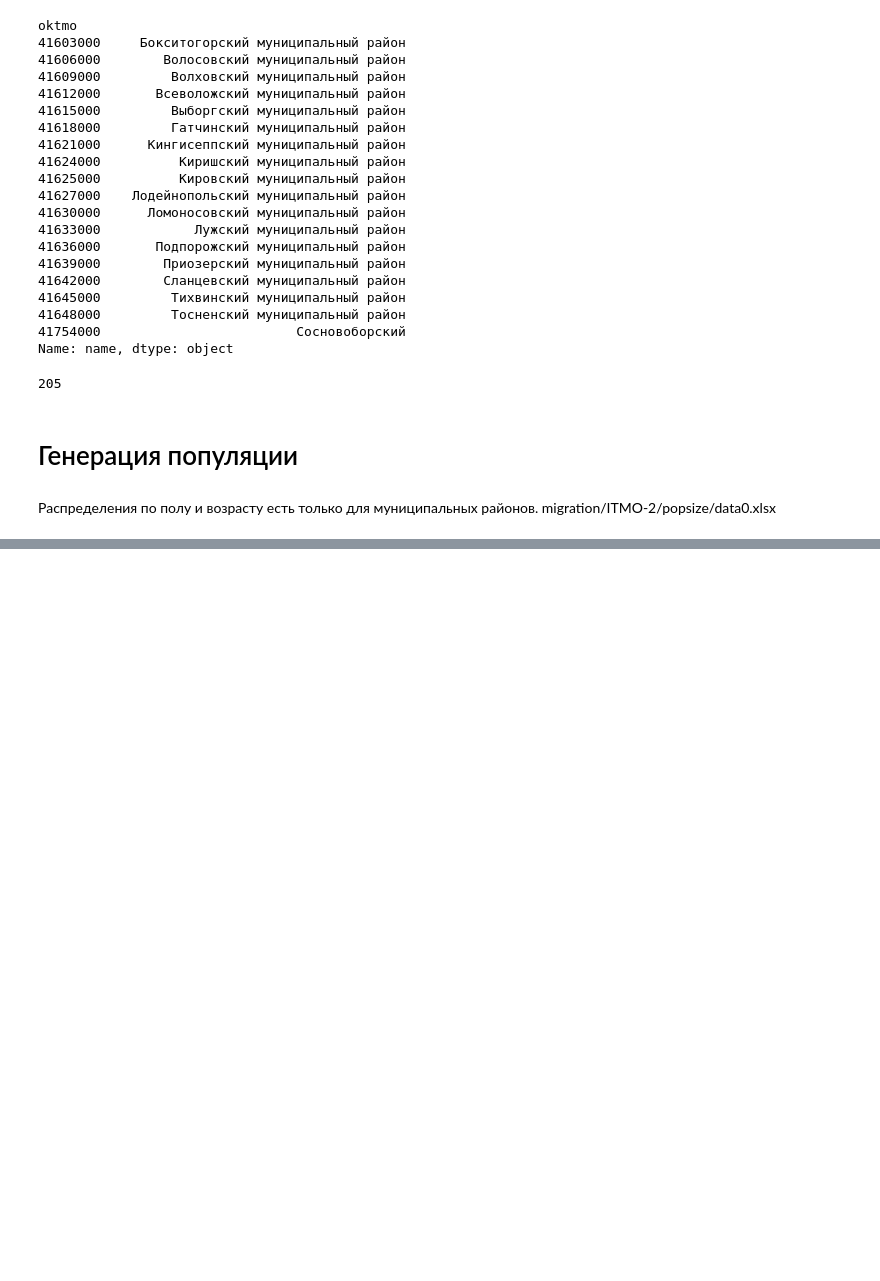
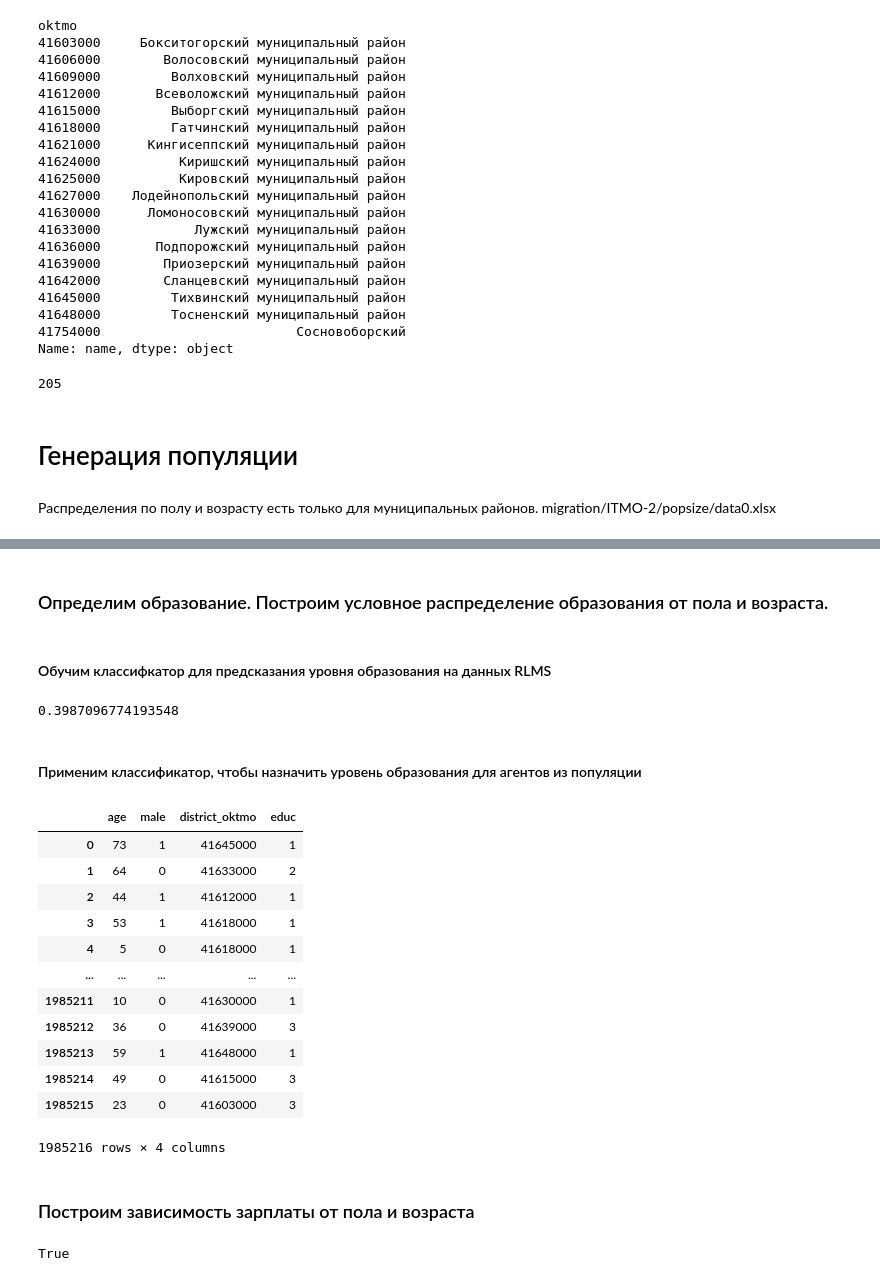
Before and after one commit to SergeyPishchulov/populations, a Jupyter notebook: empty_page/data_preparation.ipynb, the cells around one changed output, grey strips where cells are left out. Drawn from its saved outputs; the diff is of its cells as text; code cells hidden in the pictures; blank space fills up the shorter version.

Commit message:
xgboost for education generation

```diff
--- a/empty_page/data_preparation.ipynb
+++ b/empty_page/data_preparation.ipynb
@@ -297,0 +307,17 @@ DONE
+# %%
+age_sex_population = []
+for district_oktmo, age_sed_distribution_df in gender_age_dist_by_district_oktmo.items():
+    for age_group_str, row in age_sed_distribution_df.iterrows():
+        age_group = AgeGroup.from_str(age_group_str)
+        males_cnt = int(row["male"])
+        females_cnt = int(row["female"])
+        for _ in range(males_cnt):
+            age_sex_population.append(
+                (age_group.get_random_age(), 1, district_oktmo))
+        for _ in range(males_cnt):
+            age_sex_population.append(
+                (age_group.get_random_age(), 0, district_oktmo))
+population = pd.DataFrame(age_sex_population, columns=[
+    "age", "male", "district_oktmo"]).sample(frac=1).reset_index(drop=True)
+
+population
@@ -297,0 +338,43 @@ DONE
+# %% [markdown]
+### Определим образование. Построим условное распределение образования от пола и возраста.
+# %%
+rlms = pd.read_excel("/Users/pishchulov/edu/matobes/НИР/Data_RLMS.xlsx")
+data = rlms[["age", "male", "educ", "lnwage"]]
+# %% [markdown]
+#### Обучим классифкатор для предсказания уровня образования на данных RLMS
+# %%
+from xgboost import XGBClassifier
+from sklearn.model_selection import train_test_split
+from sklearn.metrics import accuracy_score
+X_train, X_test, y_train, y_test = train_test_split(data[["age", "male"]], data['educ'], test_size=.2)
+bst = XGBClassifier()
+bst.fit(X_train, y_train)
+# make predictions
+preds = bst.predict(X_test)
+# accuracy == 40% - на первый взгляд довольно плохой результат,
+# но все равно гораздо лучше, чем назначать уровень образования исходя из общих рассуждений и здравого смысла
+accuracy_score(y_test, preds)
+# %% [output]
+0.3987096774193548
+# %% [markdown]
+#### Применим классификатор, чтобы назначить уровень образования для агентов из популяции
+# %%
+population["educ"] =  bst.predict(population[["age", "male"]])
+# %%
+population
+# %% [output]
+|  | age | male | district_oktmo | educ |
+| 0 | 73 | 1 | 41645000 | 1 |
+| 1 | 64 | 0 | 41633000 | 2 |
+| 2 | 44 | 1 | 41612000 | 1 |
+| 3 | 53 | 1 | 41618000 | 1 |
+| 4 | 5 | 0 | 41618000 | 1 |
+| ... | ... | ... | ... | ... |
+| 1985211 | 10 | 0 | 41630000 | 1 |
+| 1985212 | 36 | 0 | 41639000 | 3 |
+| 1985213 | 59 | 1 | 41648000 | 1 |
+| 1985214 | 49 | 0 | 41615000 | 3 |
+| 1985215 | 23 | 0 | 41603000 | 3 |
+1985216 rows × 4 columns
+# %% [markdown]
+### Построим зависимость зарплаты от пола и возраста
@@ -297,0 +416,6 @@ DONE
+# %%
+# bn.save("pop.json")
+bn.plot('mixture.html')
+bn.validate(info)
+# %% [output]
+True
```
Also changed, not shown: parts of 7 cells of this notebook, 4 other files.
